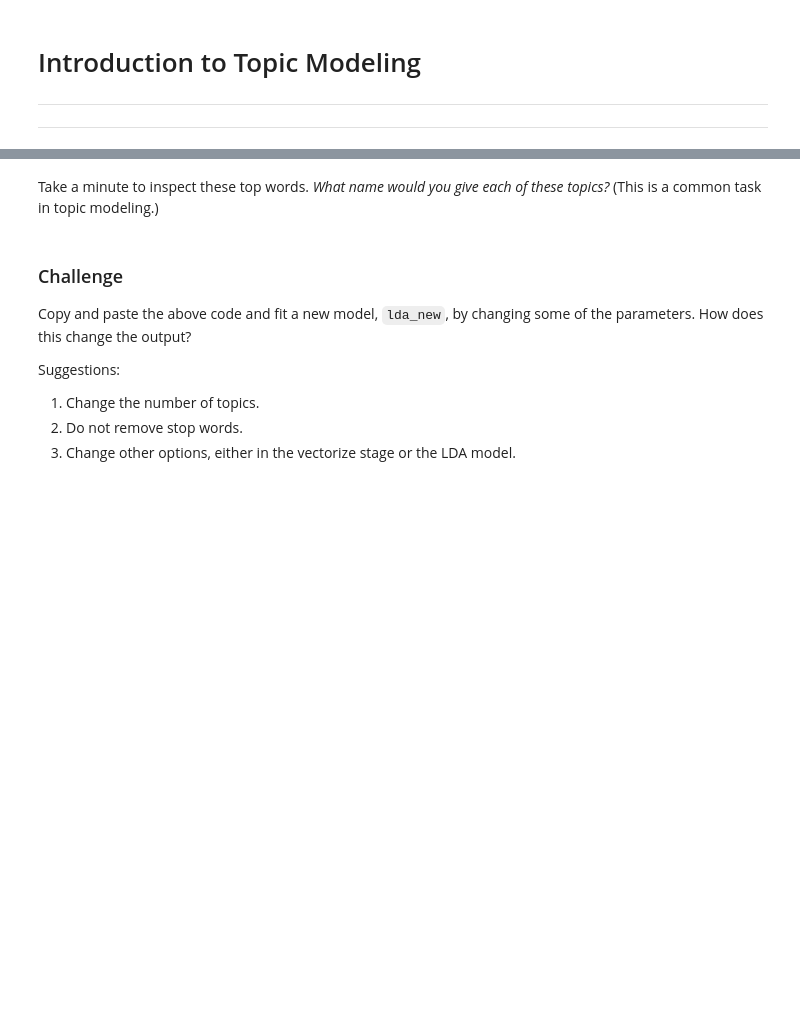
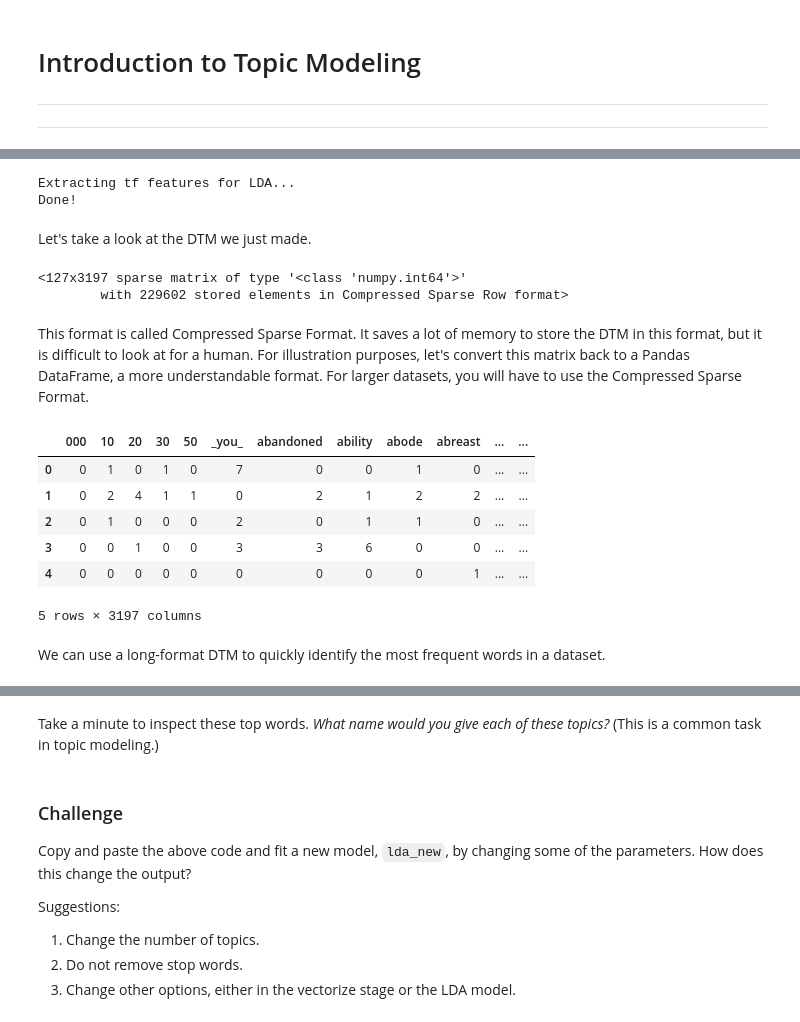
Before and after one commit to jhaber-zz/topic-models-2022, a Jupyter notebook: day-1/intro-topic-modeling.ipynb, the cells around one changed output, grey strips where cells are left out. Saved outputs shown, nothing was run; the diff lists cells and outputs as text; code cells hidden in the pictures; blank space fills up the shorter version.

```diff
--- a/day-1/intro-topic-modeling.ipynb
+++ b/day-1/intro-topic-modeling.ipynb
@@ -196,0 +210,37 @@ jack ye frank deck project uncle ship george shore doctor vessel ain mate lake c
+# %%
+from sklearn.feature_extraction.text import CountVectorizer
+
+# Vectorize our text using CountVectorizer
+print("Extracting tf features for LDA...")
+tf_vectorizer = CountVectorizer(max_df=0.80, min_df=50,
+                                max_features=None,
+                                stop_words='english'
+                                )
+
+sparse_dtm = tf_vectorizer.fit_transform(df_lit.text)
+print("Done!")
+# %% [output]
+Extracting tf features for LDA...
+Done!
+# %% [markdown]
+Let's take a look at the DTM we just made.
+# %%
+sparse_dtm
+# %% [output]
+<127x3197 sparse matrix of type '<class 'numpy.int64'>'
+        with 229602 stored elements in Compressed Sparse Row format>
+# %% [markdown]
+This format is called Compressed Sparse Format. It saves a lot of memory to store the DTM in this format, but it is difficult to look at for a human. For illustration purposes, let's convert this matrix back to a Pandas DataFrame, a more understandable format. For larger datasets, you will have to use the Compressed Sparse Format.
+# %%
+dtm = pd.DataFrame(sparse_dtm.toarray(), columns=tf_vectorizer.get_feature_names_out(), index=df_lit.index)
+dtm.head()
+# %% [output]
+|  | 000 | 10 | 20 | 30 | 50 | _you_ | abandoned | ability | abode | abreast | ... | ... |
+| 0 | 0 | 1 | 0 | 1 | 0 | 7 | 0 | 0 | 1 | 0 | ... | ... |
+| 1 | 0 | 2 | 4 | 1 | 1 | 0 | 2 | 1 | 2 | 2 | ... | ... |
+| 2 | 0 | 1 | 0 | 0 | 0 | 2 | 0 | 1 | 1 | 0 | ... | ... |
+| 3 | 0 | 0 | 1 | 0 | 0 | 3 | 3 | 6 | 0 | 0 | ... | ... |
+| 4 | 0 | 0 | 0 | 0 | 0 | 0 | 0 | 0 | 0 | 1 | ... | ... |
+5 rows × 3197 columns
+# %% [markdown]
+We can use a long-format DTM to quickly identify the most frequent words in a dataset.
```
Also changed, not shown: parts of 41 cells of this notebook.
